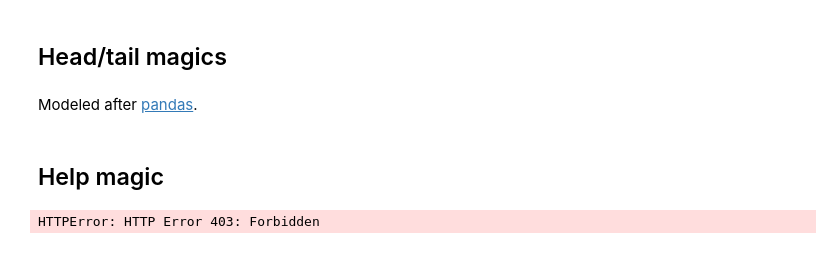
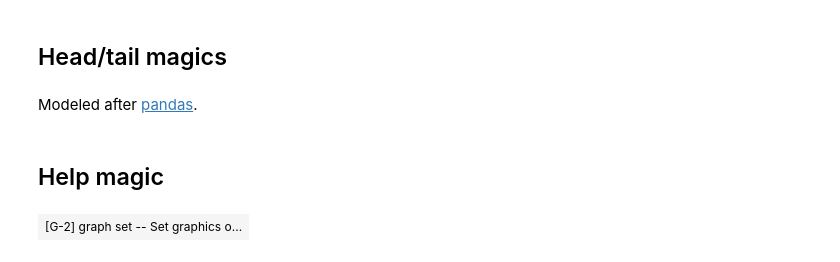
Before and after one commit to hugetim/nbstata, a Jupyter notebook: nbs/09_magics.ipynb, the cells around one changed output. Cells and saved outputs as stored; diff of their text form; code cells hidden in the pictures.

Commit message:
Convert %help requests to URL-safe

```diff
--- a/nbs/09_magics.ipynb
+++ b/nbs/09_magics.ipynb
@@ -616,10 +617,10 @@ from IPython.core.display import HTML
 # %%
 #| eval: False
 test_instance = StataMagics()
-out = test_instance._get_help_html("order")
+out = test_instance._get_help_html("graph set")
 HTML(out)
 # %% [output]
-HTTPError: HTTP Error 403: Forbidden
+| [G-2] graph set -- Set graphics o... |
 # %%
 #| hide
 import nbdev; nbdev.nbdev_export()
```
Also changed, not shown: parts of 1 cell of this notebook, 1 other file.
